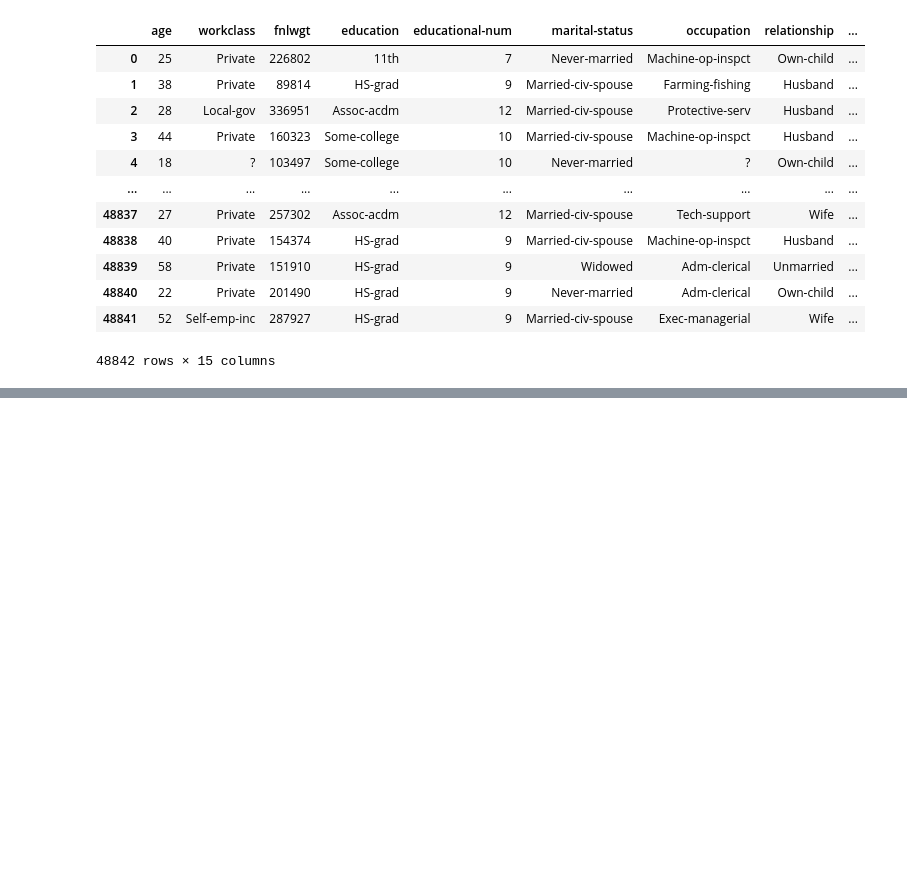
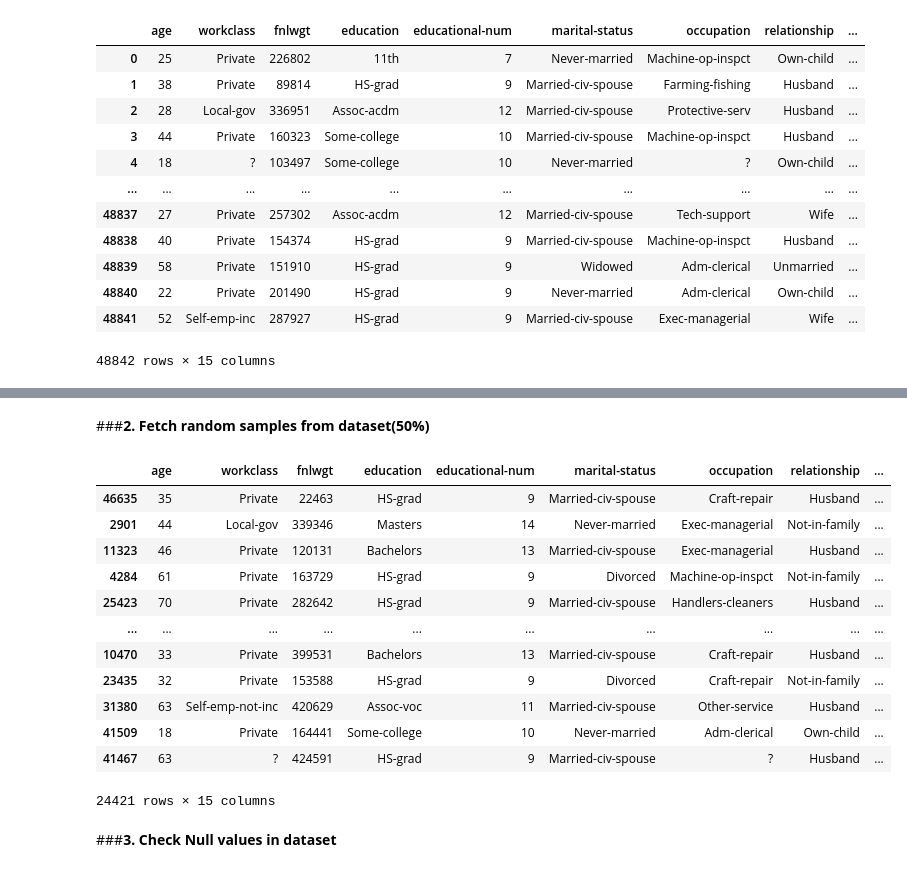
Before and after one commit to FazilMSD7/Data-Analytics, a Jupyter notebook: Pandas/Pandas_Practice_CaseStudy2.ipynb, the cells around one changed output, grey strips where cells are left out. Drawn from its saved outputs; the diff is of its cells as text; code cells hidden in the pictures; blank space fills up the shorter version.

```diff
--- a/Pandas/Pandas_Practice_CaseStudy2.ipynb
+++ b/Pandas/Pandas_Practice_CaseStudy2.ipynb
@@ -21,0 +80,20 @@ data
+# %% [markdown]
+###**2. Fetch random samples from dataset(50%)**
+# %%
+data.sample(frac=0.5)
+# %% [output]
+|  | age | workclass | fnlwgt | education | educational-num | marital-status | occupation | relationship | ... |
+| 46635 | 35 | Private | 22463 | HS-grad | 9 | Married-civ-spouse | Craft-repair | Husband | ... |
+| 2901 | 44 | Local-gov | 339346 | Masters | 14 | Never-married | Exec-managerial | Not-in-family | ... |
+| 11323 | 46 | Private | 120131 | Bachelors | 13 | Married-civ-spouse | Exec-managerial | Husband | ... |
+| 4284 | 61 | Private | 163729 | HS-grad | 9 | Divorced | Machine-op-inspct | Not-in-family | ... |
+| 25423 | 70 | Private | 282642 | HS-grad | 9 | Married-civ-spouse | Handlers-cleaners | Husband | ... |
+| ... | ... | ... | ... | ... | ... | ... | ... | ... | ... |
+| 10470 | 33 | Private | 399531 | Bachelors | 13 | Married-civ-spouse | Craft-repair | Husband | ... |
+| 23435 | 32 | Private | 153588 | HS-grad | 9 | Divorced | Craft-repair | Not-in-family | ... |
+| 31380 | 63 | Self-emp-not-inc | 420629 | Assoc-voc | 11 | Married-civ-spouse | Other-service | Husband | ... |
+| 41509 | 18 | Private | 164441 | Some-college | 10 | Never-married | Adm-clerical | Own-child | ... |
+| 41467 | 63 | ? | 424591 | HS-grad | 9 | Married-civ-spouse | ? | Husband | ... |
+24421 rows × 15 columns
+# %% [markdown]
+###**3. Check Null values in dataset**
```
Also changed, not shown: parts of 43 cells of this notebook.
